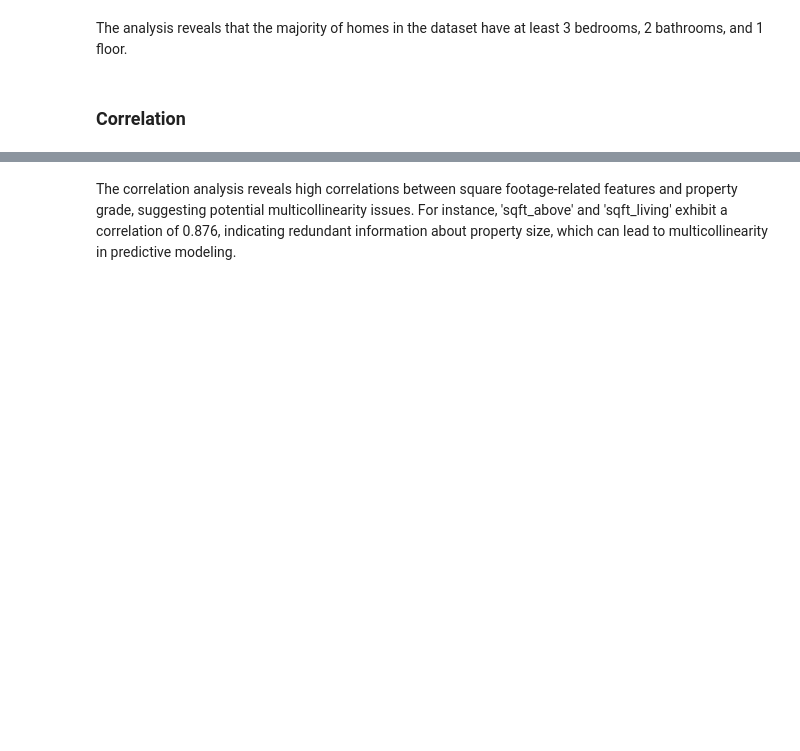
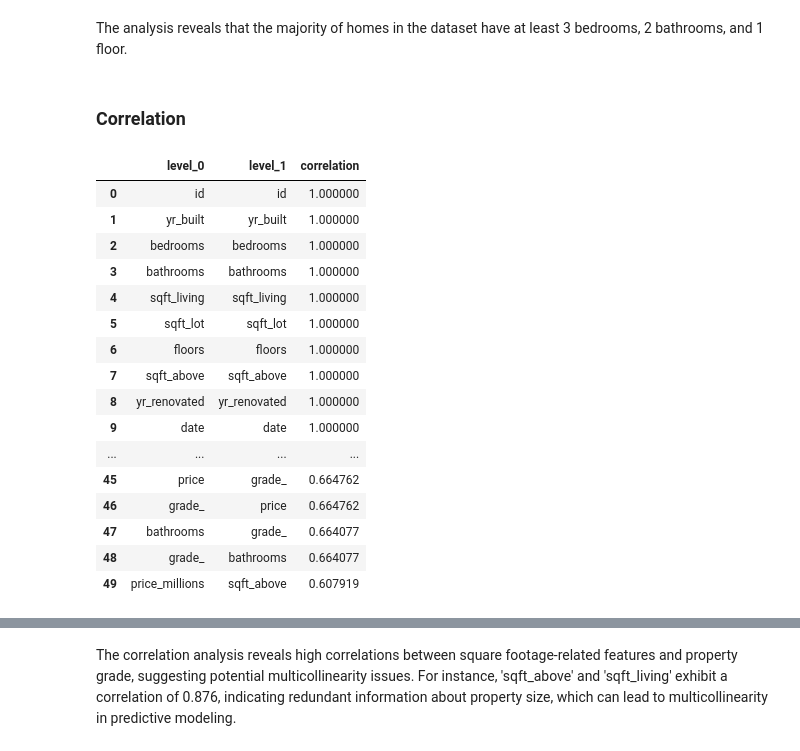
Before and after one commit to Agai-Beryl/Northwestern-County-Real-Estate-Price-Forecast, a Jupyter notebook: student.ipynb, the cells around one changed output, grey strips where cells are left out. Cells and saved outputs as stored; diff of their text form; code cells hidden in the pictures; blank space fills up the shorter version.

Commit message:
correct errors on correlation

```diff
--- a/student.ipynb
+++ b/student.ipynb
@@ -637,13 +642,40 @@ plt.show()
 The analysis reveals that the majority of homes in the dataset have at least 3 bedrooms, 2 bathrooms, and 1 floor.
 # %% [markdown]
 ### Correlation
-# %%
-def get_correlation_df(df):
-    corr_df = df.corr().abs().stack().reset_index().sort_values(0, ascending=False)
-    corr_df['pairs'] = list(zip(corr_df.level_0, corr_df.level_1))
-    corr_df.set_index(['pairs'], inplace=True)
-    corr_df.drop(columns=['level_1', 'level_0'], inplace=True)
-    corr_df.columns = ['cc']
-    corr_df = corr_df.drop_duplicates()
-    return corr_df.head(50)
+# %%
+def get_correlation_df(df):
+    # Convert non-numeric values to NaN
+    df_numeric = df.apply(pd.to_numeric, errors='coerce')
+
+    # Calculate correlation matrix
+    corr_df = df_numeric.corr().abs().stack().reset_index()
+    corr_df.columns = ['level_0', 'level_1', 'correlation']
+
+    # Sort by correlation
+    corr_df = corr_df.sort_values(by='correlation', ascending=False)
+
+    # Reset index
+    corr_df.reset_index(drop=True, inplace=True)
+
+    return corr_df.head(50)
+# %%
+get_correlation_df(df)
+# %% [output]
+|  | level_0 | level_1 | correlation |
+| 0 | id | id | 1.000000 |
+| 1 | yr_built | yr_built | 1.000000 |
+| 2 | bedrooms | bedrooms | 1.000000 |
+| 3 | bathrooms | bathrooms | 1.000000 |
+| 4 | sqft_living | sqft_living | 1.000000 |
+| 5 | sqft_lot | sqft_lot | 1.000000 |
+| 6 | floors | floors | 1.000000 |
+| 7 | sqft_above | sqft_above | 1.000000 |
+| 8 | yr_renovated | yr_renovated | 1.000000 |
+| 9 | date | date | 1.000000 |
+| ... | ... | ... | ... |
+| 45 | price | grade_ | 0.664762 |
+| 46 | grade_ | price | 0.664762 |
+| 47 | bathrooms | grade_ | 0.664077 |
+| 48 | grade_ | bathrooms | 0.664077 |
+| 49 | price_millions | sqft_above | 0.607919 |
 # %%
```
Also changed, not shown: parts of 29 cells of this notebook.
